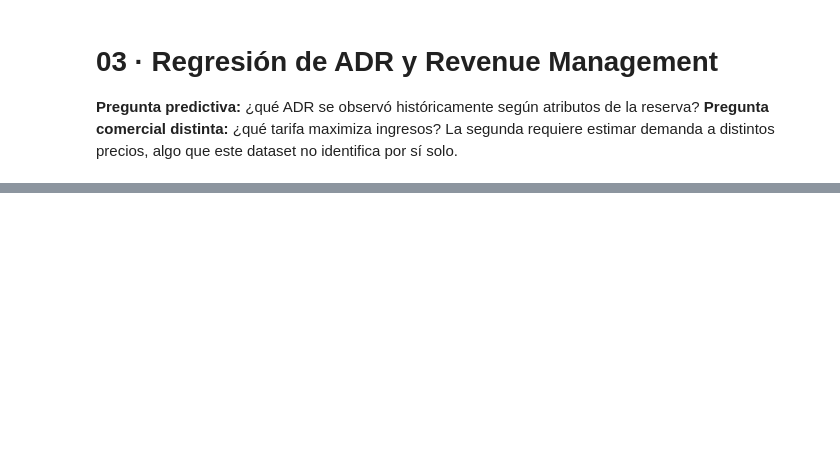
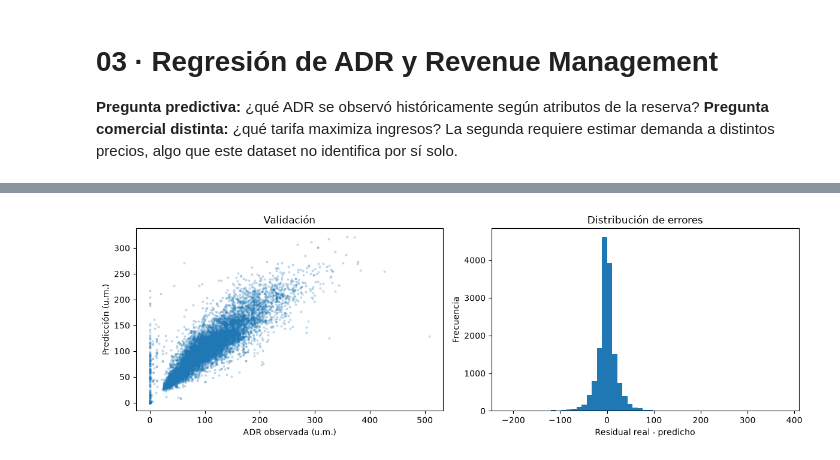
Before and after one commit to jaime87juarez/-Midterm-Project-mlzoomcamp_2026, a Jupyter notebook: notebooks/3_Regression_Yield.ipynb, the cells around one changed output, grey strips where cells are left out. Saved outputs shown, nothing was run; the diff lists cells and outputs as text; code cells hidden in the pictures; blank space fills up the shorter version.

```diff
--- a/notebooks/3_Regression_Yield.ipynb
+++ b/notebooks/3_Regression_Yield.ipynb
@@ -30,0 +397,9 @@ SyntaxError: unterminated string literal (detected at line 23) (3034808531.py, l
+# %%
+best=min(results,key=lambda n:results[n]['mae'])
+pred=models[best].predict(val[cols]);err=val.adr.to_numpy()-pred
+fig,axes=plt.subplots(1,2,figsize=(12,4))
+axes[0].scatter(val.adr,pred,s=4,alpha=.2);axes[0].set(xlabel='ADR observada (u.m.)',ylabel='Predicción (u.m.)',title='Validación')
+axes[1].hist(err,bins=55);axes[1].set(xlabel='Residual real - predicho',ylabel='Frecuencia',title='Distribución de errores')
+plt.tight_layout();plt.show()
+# %% [output]
+[figure, added]
```
Also changed, not shown: parts of 13 cells of this notebook, 3 other files.
